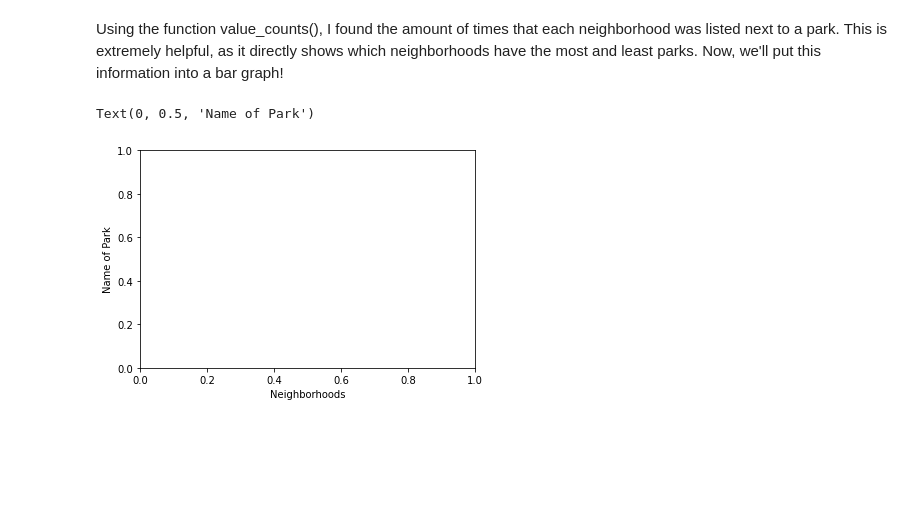
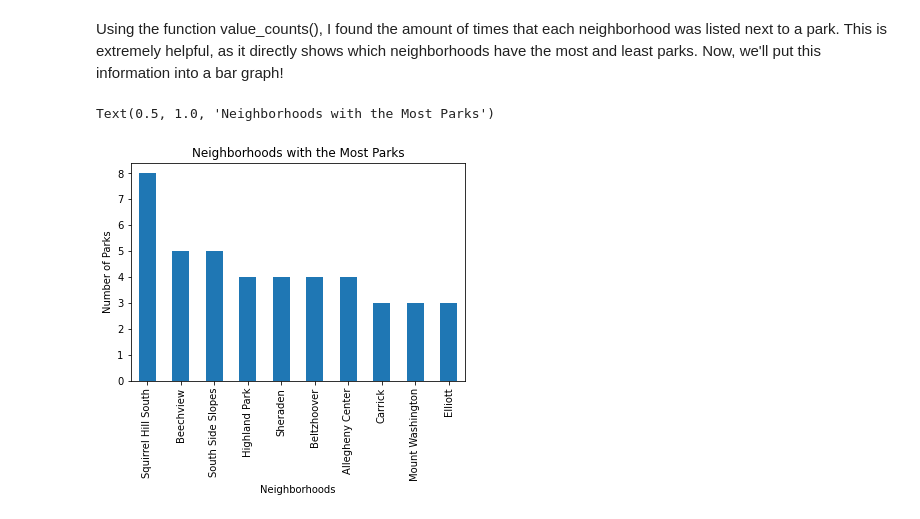
Before and after one commit to carolinescalf/final-project, a Jupyter notebook: Final Notebook.ipynb, the cells around one changed output. Saved outputs shown, nothing was run; the diff lists cells and outputs as text; code cells hidden in the pictures; blank space fills up the shorter version.

```diff
--- a/Final Notebook.ipynb
+++ b/Final Notebook.ipynb
@@ -226,12 +226,13 @@ Now, we'll put this information into a bar graph!
 # %%
 import numpy as np
 import geopandas
 %matplotlib inline
 import matplotlib.pyplot as plt
 play_graph = playground["neighborhood"].value_counts()
-play_graph.head(20).plot.bar
+play_graph.head(10).plot(kind = 'bar')
 plt.xlabel("Neighborhoods")
-plt.ylabel("Name of Park")
+plt.ylabel("Number of Parks")
+plt.title("Neighborhoods with the Most Parks")
 # %% [output]
-Text(0, 0.5, 'Name of Park')
+Text(0.5, 1.0, 'Neighborhoods with the Most Parks')
-[figure, old version]
+[figure, new version]
```
Also changed, not shown: parts of 5 cells of this notebook.
